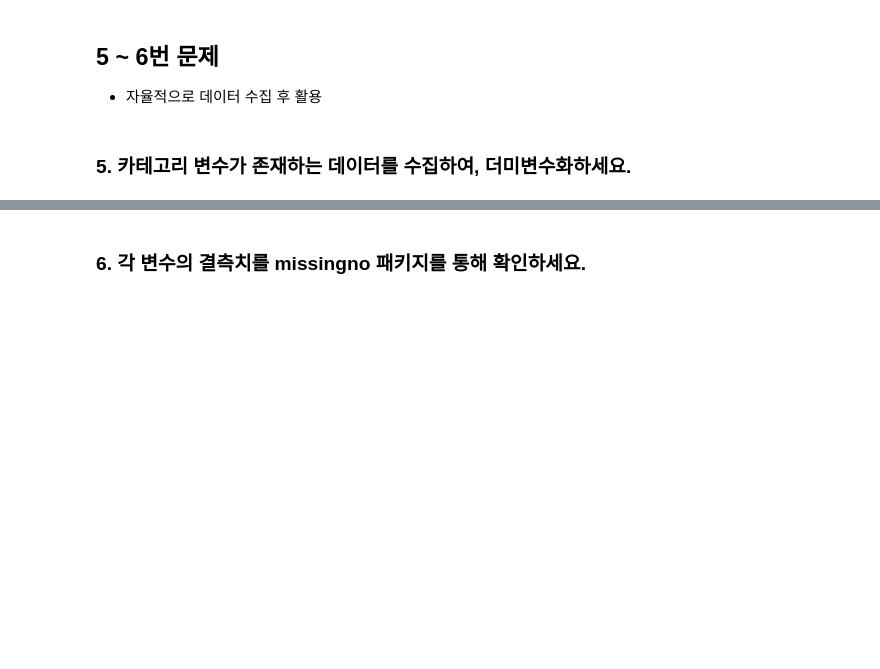
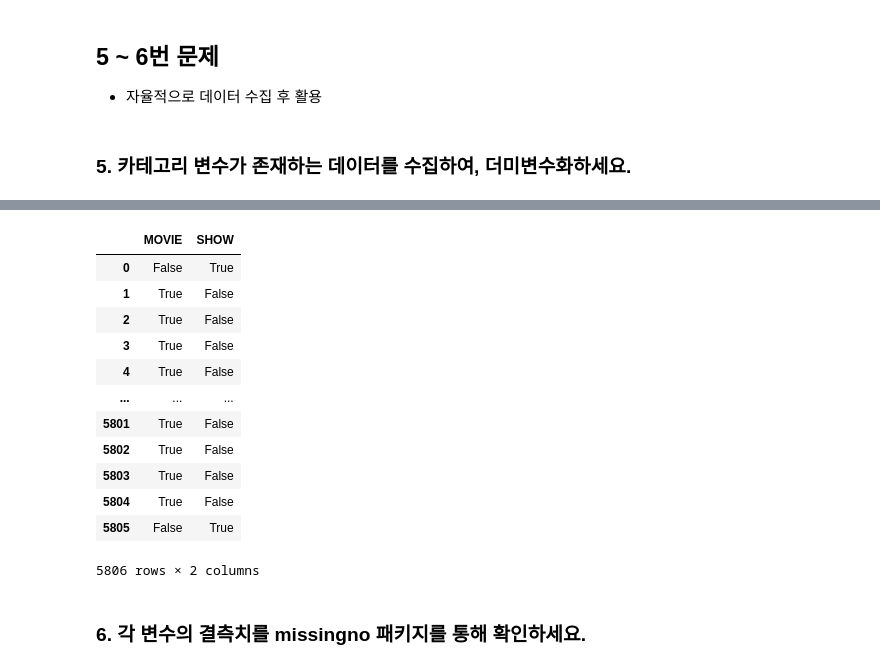
Before and after one commit to RangHeee/Pythonstudy, a Jupyter notebook: practice_part2/Week3_Data_collect_process/data_collect_process_example_study.ipynb, the cells around one changed output, grey strips where cells are left out. Drawn from its saved outputs; the diff is of its cells as text; code cells hidden in the pictures; blank space fills up the shorter version.

```diff
--- a/practice_part2/Week3_Data_collect_process/data_collect_process_example_study.ipynb
+++ b/practice_part2/Week3_Data_collect_process/data_collect_process_example_study.ipynb
@@ -191,2 +244,18 @@ from sklearn.preprocessing import StandardScaler
+# %%
+pd.get_dummies(df["type"])
+# %% [output]
+|  | MOVIE | SHOW |
+| 0 | False | True |
+| 1 | True | False |
+| 2 | True | False |
+| 3 | True | False |
+| 4 | True | False |
+| ... | ... | ... |
+| 5801 | True | False |
+| 5802 | True | False |
+| 5803 | True | False |
+| 5804 | True | False |
+| 5805 | False | True |
+5806 rows × 2 columns
 # %% [markdown]
 ### 6. 각 변수의 결측치를 missingno 패키지를 통해 확인하세요.
```
Also changed, not shown: parts of 7 cells of this notebook, 8 other files.
